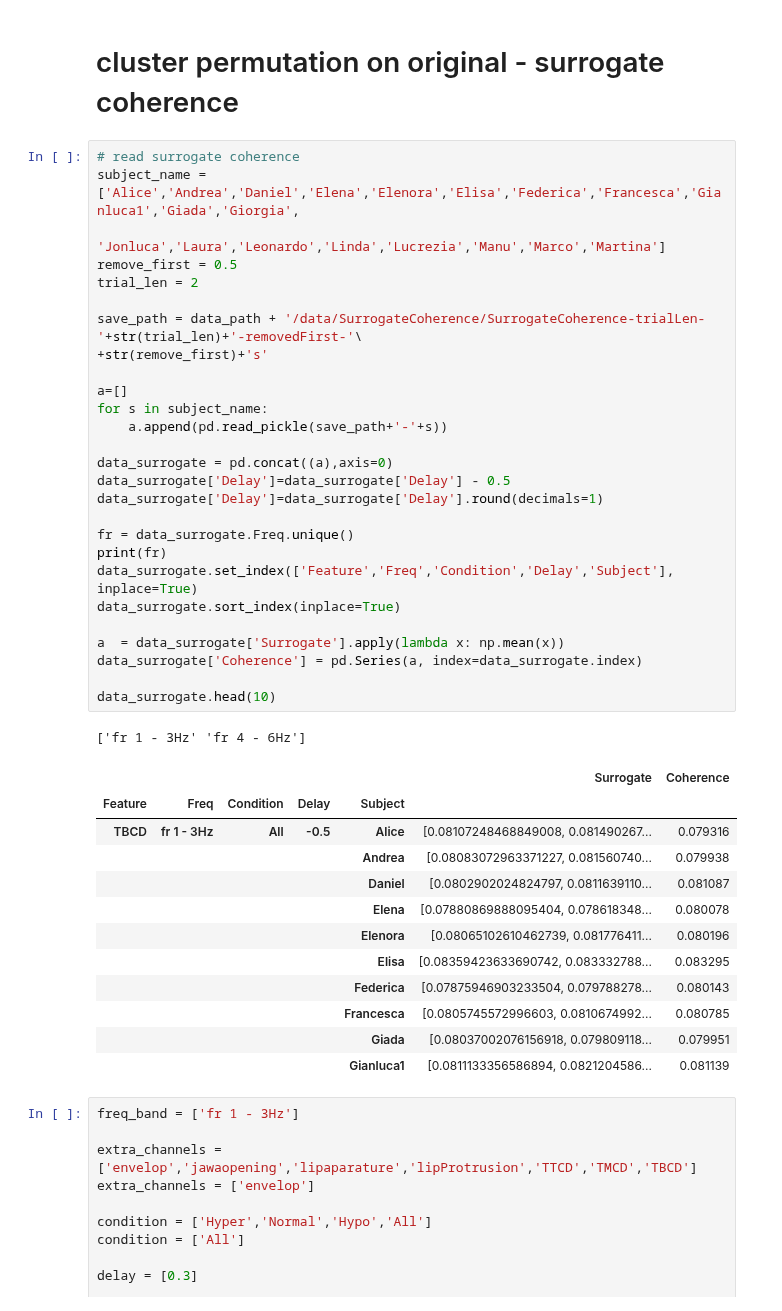
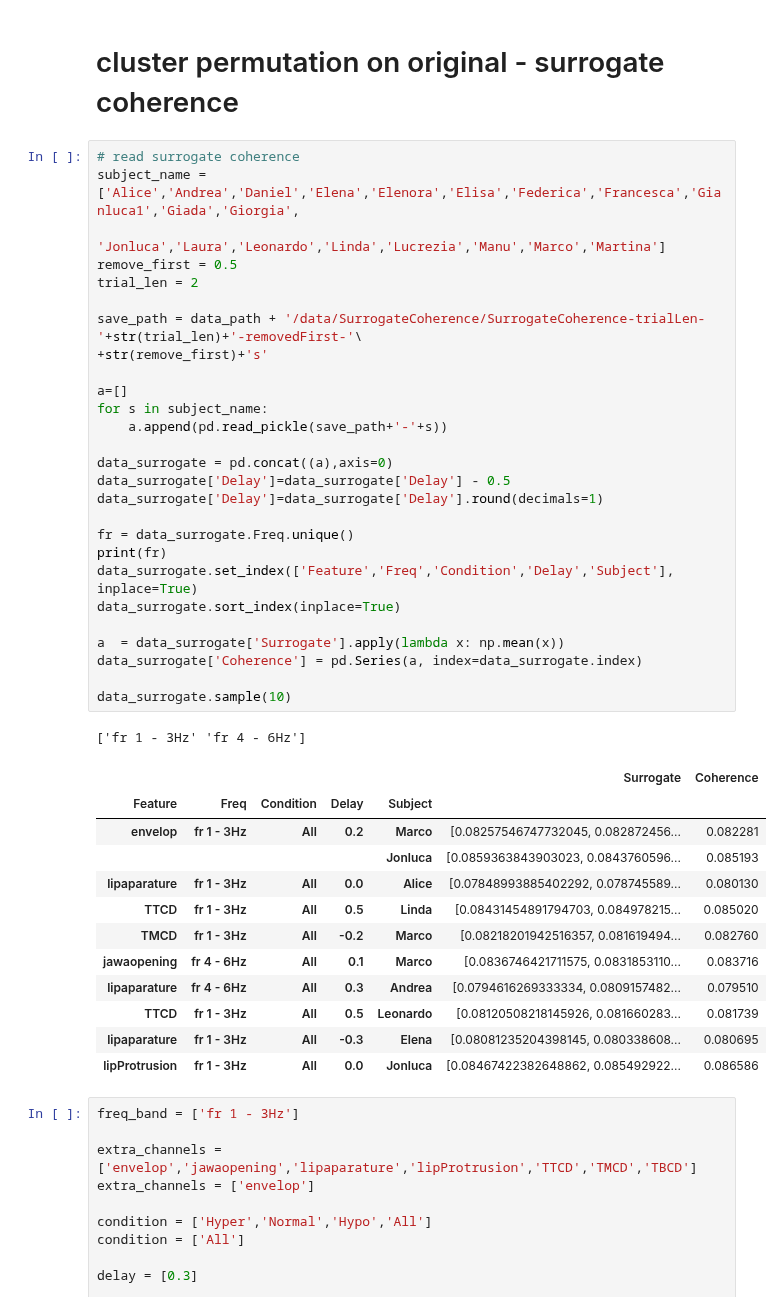
Before and after one commit to sankar-mukherjee/entrainment_python, a Jupyter notebook: coherence_investigate.ipynb, the cells around one changed output. Cells and saved outputs as stored; diff of their text form.

```diff
--- a/coherence_investigate.ipynb
+++ b/coherence_investigate.ipynb
@@ -347,44 +347,44 @@ x = plt.plot(x,y, marker='*', color='k',markersize=10,linestyle='')
 # %%
 # read surrogate coherence
 subject_name = ['Alice','Andrea','Daniel','Elena','Elenora','Elisa','Federica','Francesca','Gianluca1','Giada','Giorgia',
                 'Jonluca','Laura','Leonardo','Linda','Lucrezia','Manu','Marco','Martina']
 remove_first = 0.5
 trial_len = 2
 
 save_path = data_path + '/data/SurrogateCoherence/SurrogateCoherence-trialLen-'+str(trial_len)+'-removedFirst-'\
 +str(remove_first)+'s'
 
 a=[]
 for s in subject_name:
     a.append(pd.read_pickle(save_path+'-'+s))
 
 data_surrogate = pd.concat((a),axis=0)
 data_surrogate['Delay']=data_surrogate['Delay'] - 0.5
 data_surrogate['Delay']=data_surrogate['Delay'].round(decimals=1)
 
 fr = data_surrogate.Freq.unique()
 print(fr)
 data_surrogate.set_index(['Feature','Freq','Condition','Delay','Subject'], inplace=True)
 data_surrogate.sort_index(inplace=True)
 
 a  = data_surrogate['Surrogate'].apply(lambda x: np.mean(x))
 data_surrogate['Coherence'] = pd.Series(a, index=data_surrogate.index)
 
-data_surrogate.head(10)
+data_surrogate.sample(10)
 # %% [output]
 ['fr 1 - 3Hz' 'fr 4 - 6Hz']
 |  |  |  |  |  | Surrogate | Coherence |
 | Feature | Freq | Condition | Delay | Subject |  |  |
-| TBCD | fr 1 - 3Hz | All | -0.5 | Alice | [0.08107248468849008, 0.081490267... | 0.079316 |
-|  |  |  |  | Andrea | [0.08083072963371227, 0.081560740... | 0.079938 |
-|  |  |  |  | Daniel | [0.0802902024824797, 0.0811639110... | 0.081087 |
-|  |  |  |  | Elena | [0.07880869888095404, 0.078618348... | 0.080078 |
-|  |  |  |  | Elenora | [0.08065102610462739, 0.081776411... | 0.080196 |
-|  |  |  |  | Elisa | [0.08359423633690742, 0.083332788... | 0.083295 |
-|  |  |  |  | Federica | [0.07875946903233504, 0.079788278... | 0.080143 |
-|  |  |  |  | Francesca | [0.0805745572996603, 0.0810674992... | 0.080785 |
-|  |  |  |  | Giada | [0.08037002076156918, 0.079809118... | 0.079951 |
-|  |  |  |  | Gianluca1 | [0.0811133356586894, 0.0821204586... | 0.081139 |
+| envelop | fr 1 - 3Hz | All | 0.2 | Marco | [0.08257546747732045, 0.082872456... | 0.082281 |
+|  |  |  |  | Jonluca | [0.0859363843903023, 0.0843760596... | 0.085193 |
+| lipaparature | fr 1 - 3Hz | All | 0.0 | Alice | [0.07848993885402292, 0.078745589... | 0.080130 |
+| TTCD | fr 1 - 3Hz | All | 0.5 | Linda | [0.08431454891794703, 0.084978215... | 0.085020 |
+| TMCD | fr 1 - 3Hz | All | -0.2 | Marco | [0.08218201942516357, 0.081619494... | 0.082760 |
+| jawaopening | fr 4 - 6Hz | All | 0.1 | Marco | [0.0836746421711575, 0.0831853110... | 0.083716 |
+| lipaparature | fr 4 - 6Hz | All | 0.3 | Andrea | [0.0794616269333334, 0.0809157482... | 0.079510 |
+| TTCD | fr 1 - 3Hz | All | 0.5 | Leonardo | [0.08120508218145926, 0.081660283... | 0.081739 |
+| lipaparature | fr 1 - 3Hz | All | -0.3 | Elena | [0.08081235204398145, 0.080338608... | 0.080695 |
+| lipProtrusion | fr 1 - 3Hz | All | 0.0 | Jonluca | [0.08467422382648862, 0.085492922... | 0.086586 |
 # %%
 freq_band = ['fr 1 - 3Hz']
 
```
Also changed, not shown: 1 other file.
